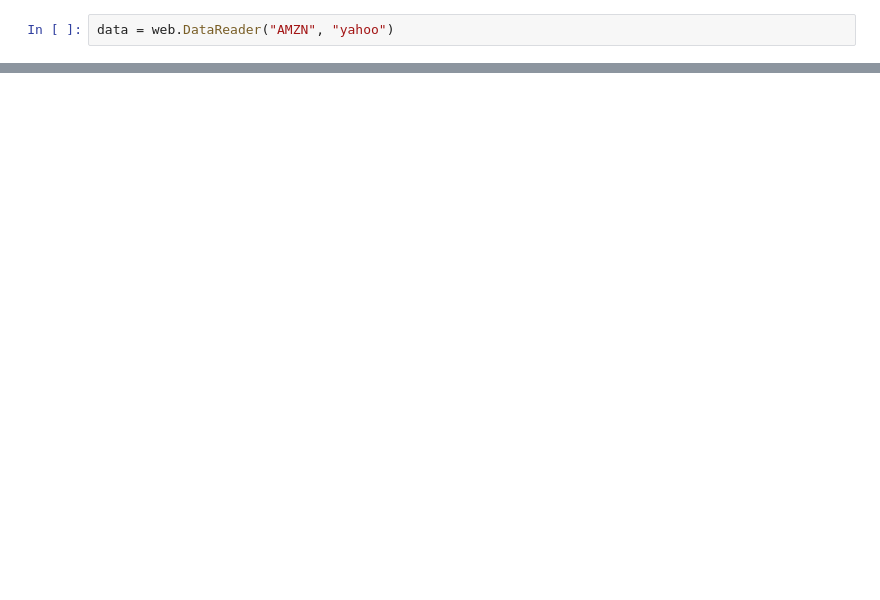
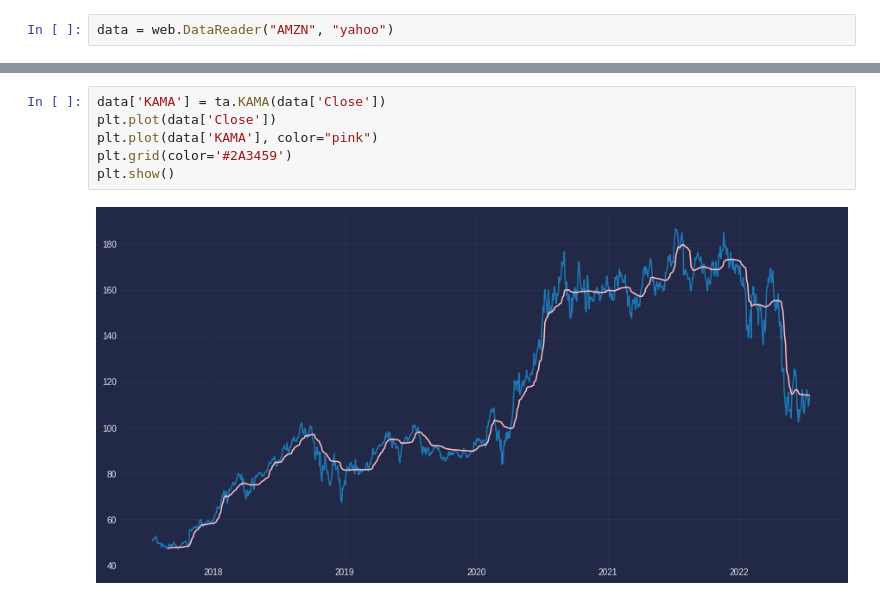
Before and after one commit to elias-valter/FAANG-technical-analysis, a Jupyter notebook: yupiter.ipynb, the cells around one changed output, grey strips where cells are left out. Drawn from its saved outputs; the diff is of its cells as text; blank space fills up the shorter version.

```diff
--- a/yupiter.ipynb
+++ b/yupiter.ipynb
@@ -28,0 +35,8 @@ plt.show()
+# %%
+data['KAMA'] = ta.KAMA(data['Close'])
+plt.plot(data['Close'])
+plt.plot(data['KAMA'], color="pink")
+plt.grid(color='#2A3459')
+plt.show()
+# %% [output]
+[figure, added]
```
Also changed, not shown: parts of 5 cells of this notebook, 1 other file.
